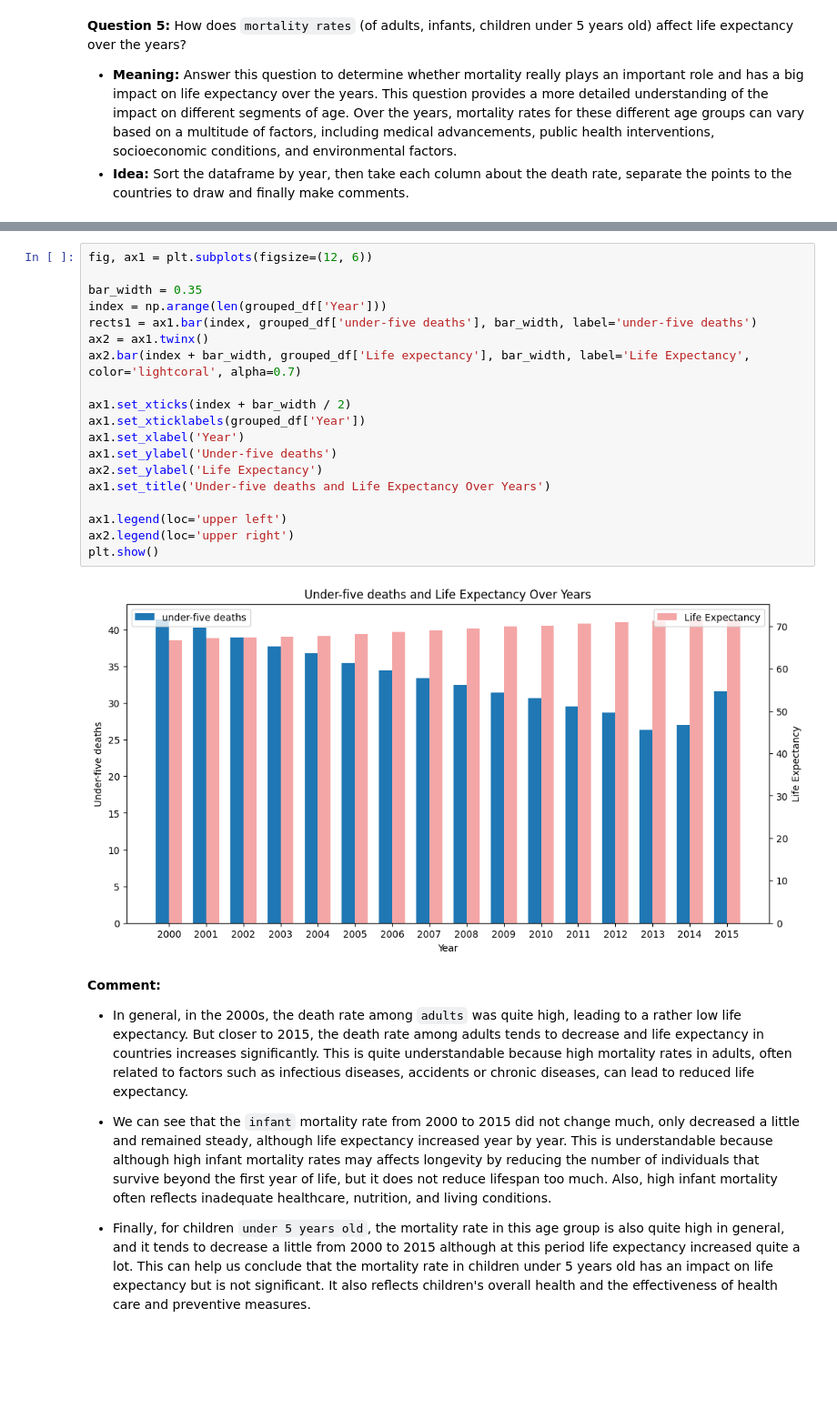
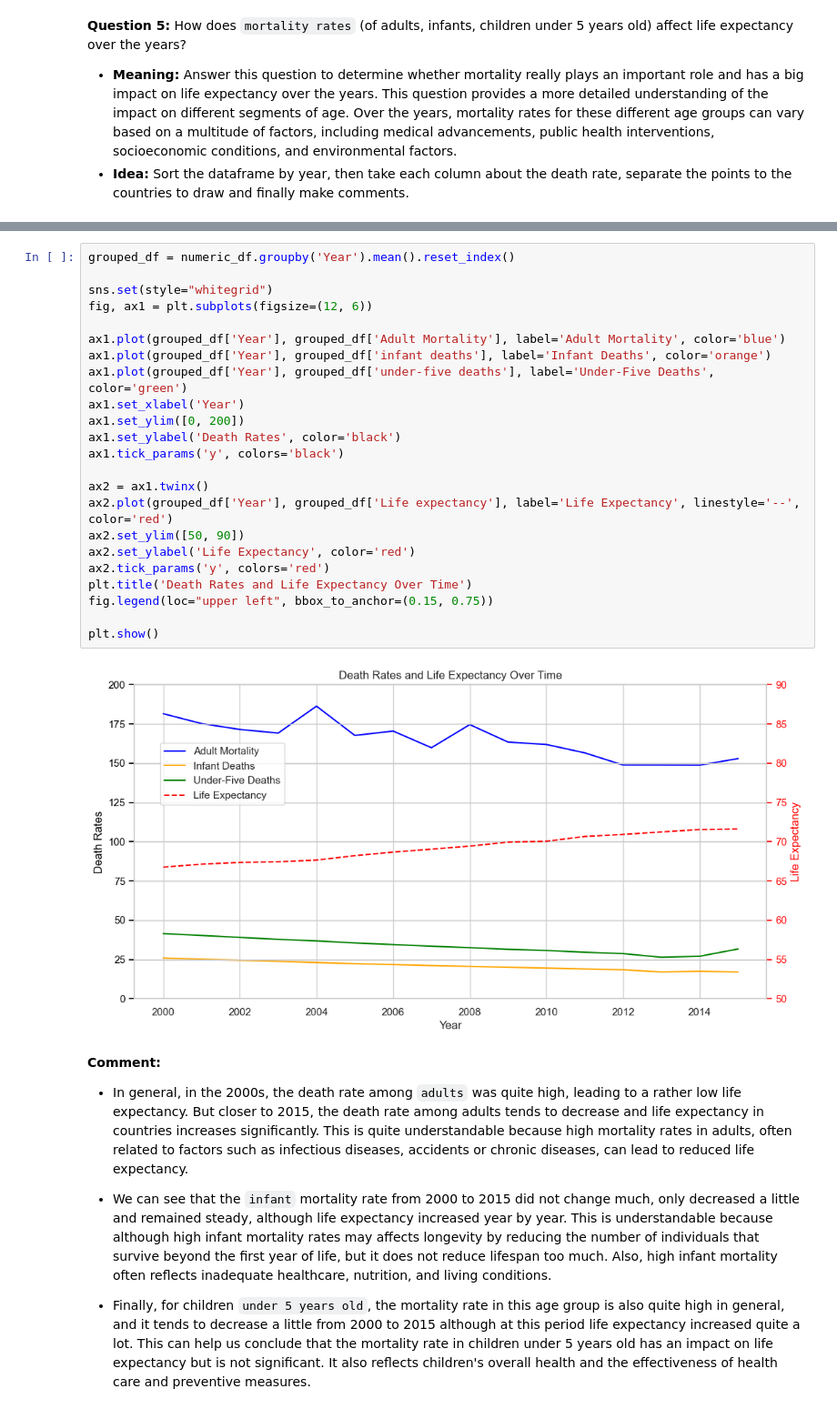
Before and after one commit to huyban2003/P4DS, a Jupyter notebook: Notebook_no_plotly.ipynb, the cells around one changed output, grey strips where cells are left out. Shown at 91% size. Saved outputs shown, nothing was run; the diff lists cells and outputs as text; blank space fills up the shorter version.

```diff
--- a/Notebook_no_plotly.ipynb
+++ b/Notebook_no_plotly.ipynb
@@ -835,24 +791,28 @@ plt.show()
-# %%
-fig, ax1 = plt.subplots(figsize=(12, 6))
-
-bar_width = 0.35
-index = np.arange(len(grouped_df['Year']))
-rects1 = ax1.bar(index, grouped_df['under-five deaths'], bar_width, label='under-five deaths')
-ax2 = ax1.twinx()
-ax2.bar(index + bar_width, grouped_df['Life expectancy'], bar_width, label='Life Expectancy', color='lightcoral', alpha=0.7)
-
-ax1.set_xticks(index + bar_width / 2)
-ax1.set_xticklabels(grouped_df['Year'])
-ax1.set_xlabel('Year')
-ax1.set_ylabel('Under-five deaths')
-ax2.set_ylabel('Life Expectancy')
-ax1.set_title('Under-five deaths and Life Expectancy Over Years')
-
-ax1.legend(loc='upper left')
-ax2.legend(loc='upper right')
-plt.show()
-# %% [output]
-[figure, removed]
+# %%
+grouped_df = numeric_df.groupby('Year').mean().reset_index()
+
+sns.set(style="whitegrid")
+fig, ax1 = plt.subplots(figsize=(12, 6))
+
+ax1.plot(grouped_df['Year'], grouped_df['Adult Mortality'], label='Adult Mortality', color='blue')
+ax1.plot(grouped_df['Year'], grouped_df['infant deaths'], label='Infant Deaths', color='orange')
+ax1.plot(grouped_df['Year'], grouped_df['under-five deaths'], label='Under-Five Deaths', color='green')
+ax1.set_xlabel('Year')
+ax1.set_ylim([0, 200])
+ax1.set_ylabel('Death Rates', color='black')
+ax1.tick_params('y', colors='black')
+
+ax2 = ax1.twinx()
+ax2.plot(grouped_df['Year'], grouped_df['Life expectancy'], label='Life Expectancy', linestyle='--', color='red')
+ax2.set_ylim([50, 90])
+ax2.set_ylabel('Life Expectancy', color='red')
+ax2.tick_params('y', colors='red')
+plt.title('Death Rates and Life Expectancy Over Time')
+fig.legend(loc="upper left", bbox_to_anchor=(0.15, 0.75))
+
+plt.show()
+# %% [output]
+[figure, added]
 # %% [markdown]
 **Comment:**
 
```
Also changed, not shown: parts of 4 cells of this notebook.
